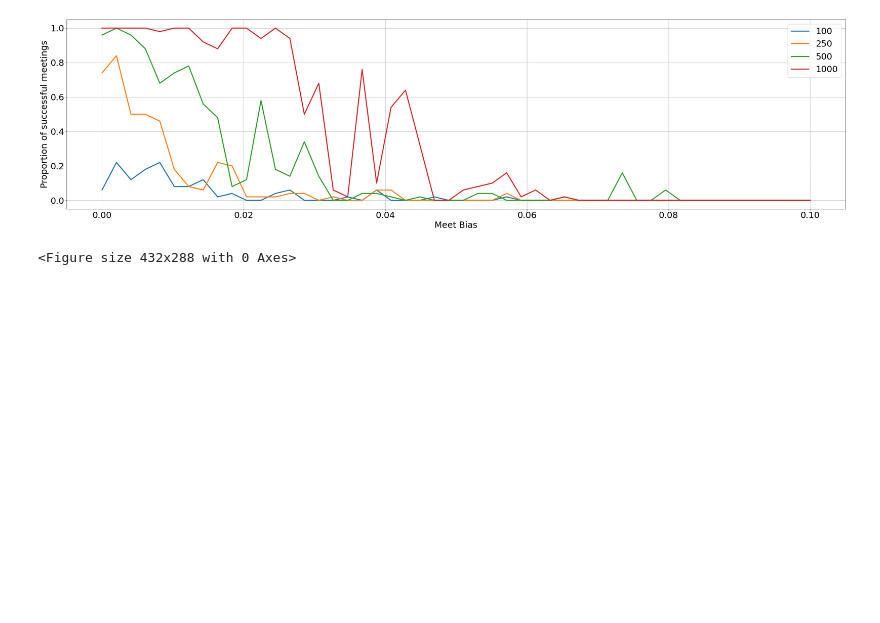
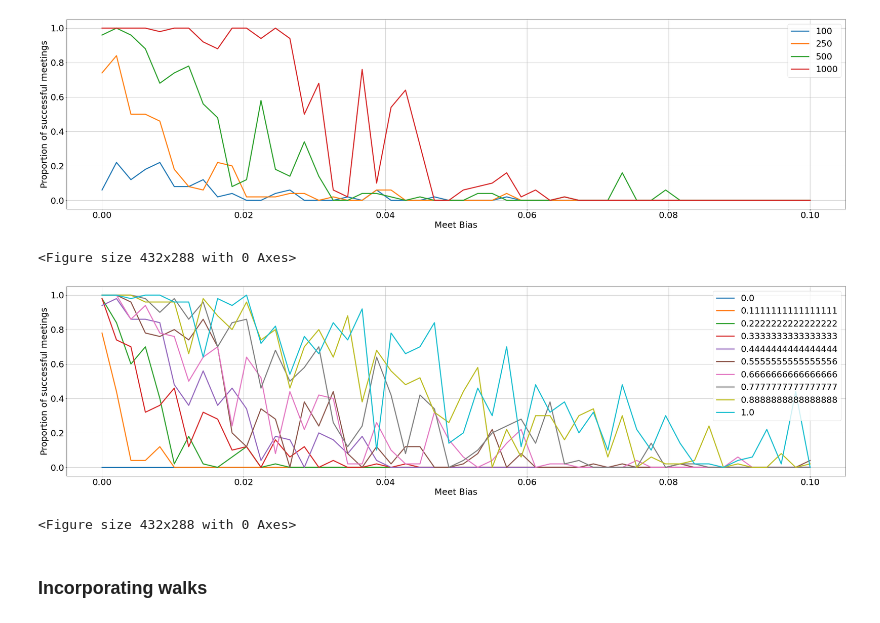
Before and after one commit to jastiso/modeling_citations, a Jupyter notebook: scripts/class_fn_test.ipynb, the cells around one changed output. Cells and saved outputs as stored; diff of their text form; code cells hidden in the pictures; blank space fills up the shorter version.

Commit message:
fixed bug in plotting

```diff
--- a/scripts/class_fn_test.ipynb
+++ b/scripts/class_fn_test.ipynb
@@ -30,7 +30,9 @@ class Author:
                             0 indicates they will cite men whenever possible
             meet_bias       a scalar float. Determines how similar a strangers network has to
                             be to meet with them
-            beta            a scalar float. Determines how this author learns from others
+            beta            a scalar float. Determines how this author learns from others. The name beta
+                            comes from a model sequence learning, where the parameter beta tuned the
+                            steepness of temporal discounting
         '''
         # type checking
         if not(isinstance(beta,float)):
@@ -58,7 +60,7 @@ class Author:
             raise Exception('Walk bias should be between 0 and 1')
 
         self.gender = gender
-        self.beta = beta
+        self.learn_bias = beta
         self.meet_bias = meet_bias
         self.network_bias = network_bias
         self.walk_bias = walk_bias
@@ -236,7 +238,26 @@ class Author:
 
         return bib
 
-    def update_network(self, walk, g):
+    def update_network(self, walk):
+        '''
+        This function will update and Author object's network based on a specific walk.
+        The fidelity of the update will depend on the author's learn_bias parameter
+        Inputs:
+        a1    an Author object, with a meet bias and a network
+        a2    an Author object with a meet bias and netork
+
+        Inputs:
+        walk     a dictionary of nodes traversed in a walk (like what is output by self.get_cites())
+                 the dictionary should contain the ID of the node in the original co-author network
+        '''
+
+        # get discounted network from walk
+
+
+        # threshold
+
+
+        # combine
         return self
 
 def compare_nets(a1,a2):
@@ -923,7 +944,7 @@ plt.draw()
 # number of successful meetings with net bias
 nSim = 50
 meet_biases = np.linspace(0.,.1,50)
-net_biases = np.linspace(0.,1.,50)
+net_biases = np.linspace(0.,1.,10)
 n = 500
 
 def test_meetings(b,nSim,g,node_2_gender,n, nets):
@@ -946,10 +967,15 @@ meets = Parallel(n_jobs=4)(
 # %%
 plt.rcParams.update({'font.size': 25})
 plt.figure(figsize=(40,10))
-plt.plot(meet_biases, np.reshape(meets, (len(meet_biases), len(n))), linewidth=3.0)
+plt.plot(meet_biases, np.reshape(meets, (len(meet_biases), len(net_biases))), linewidth=3.0)
 plt.ylabel('Proportion of successful meetings')
 plt.xlabel('Meet Bias')
 plt.legend(net_biases)
 plt.grid(True)
 plt.show()
 plt.draw()
+# %% [output]
+[figure, added]
+<Figure size 432x288 with 0 Axes>
+# %% [markdown]
+### Incorporating walks
```
